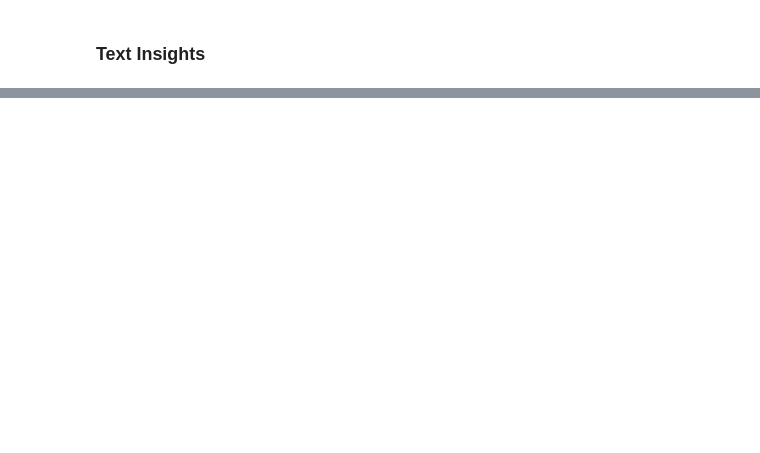
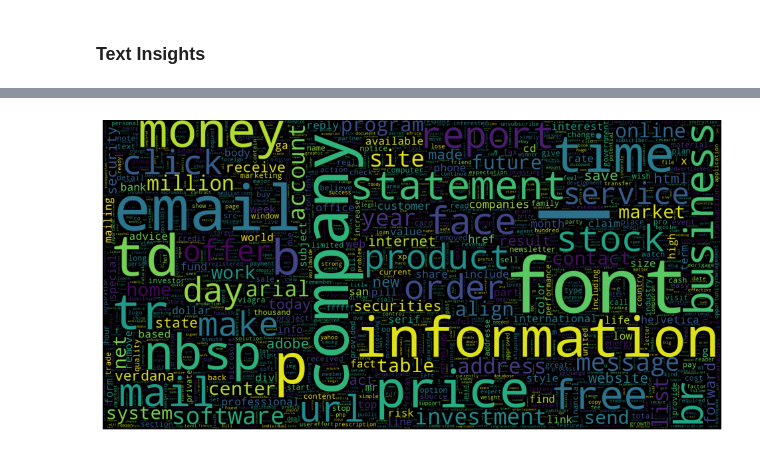
Before and after one commit to anastasiaarsky/ML-Capstone-Spam-Classification, a Jupyter notebook: DataWrangling&Exploration.ipynb, the cells around one changed output, grey strips where cells are left out. Drawn from its saved outputs; the diff is of its cells as text; code cells hidden in the pictures; blank space fills up the shorter version.

```diff
--- a/DataWrangling&Exploration.ipynb
+++ b/DataWrangling&Exploration.ipynb
@@ -22,8 +22,8 @@ Mounted at /content/drive
 DATA_PATH = "/content/drive/My Drive/UCSD Machine Learning Engineering Bootcamp/Capstone Project/"
 # %%
 # Load data to CSV
-df = pd.read_csv('Data.csv')
-#fdf = pd.read_csv('Full_data.csv')
+#df = pd.read_csv('Data.csv')
+df = pd.read_csv('Full_data.csv')
 # %% [markdown]
 ## Text Preprocessing
 # %%
@@ -165,0 +295,24 @@ clean_df['Clean_Text'].describe()
+# %%
+# WordCloud Code
+from wordcloud import WordCloud, ImageColorGenerator
+from matplotlib import pyplot as plt
+import string
+
+def wordcloud(df):
+    words = " ".join(df["Clean_Text"])
+    cleaned_word = " ".join([word for word in words.split()
+                            if 'number' not in word])
+    #print(cleaned_word)
+    wc = WordCloud(collocations=False, max_words=2000, max_font_size= 300,  width=1600, height=800)
+    wc.generate(cleaned_word)
+
+    plt.figure(1,figsize=(12, 12))
+    plt.imshow(wc)
+    plt.axis('off')
+    plt.show()
+# %%
+# WordCloud of Spam emails
+spam = clean_df[clean_df['Label'] == 1]
+wordcloud(spam)
+# %% [output]
+[figure, added]
```
Also changed, not shown: parts of 37 cells of this notebook.
